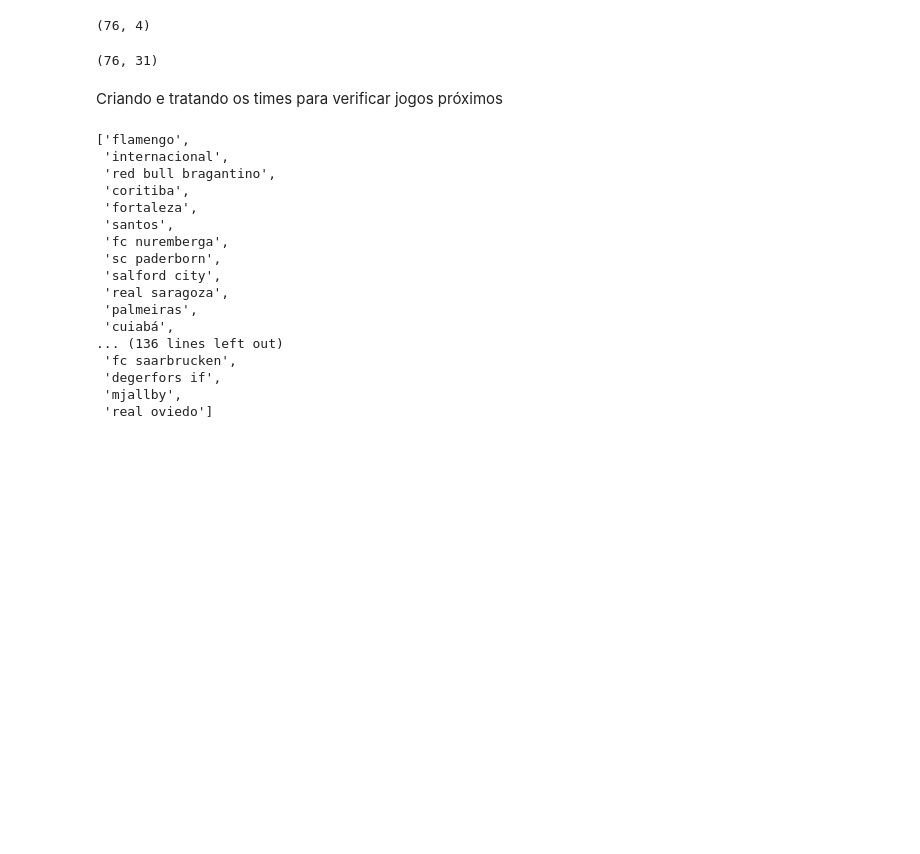
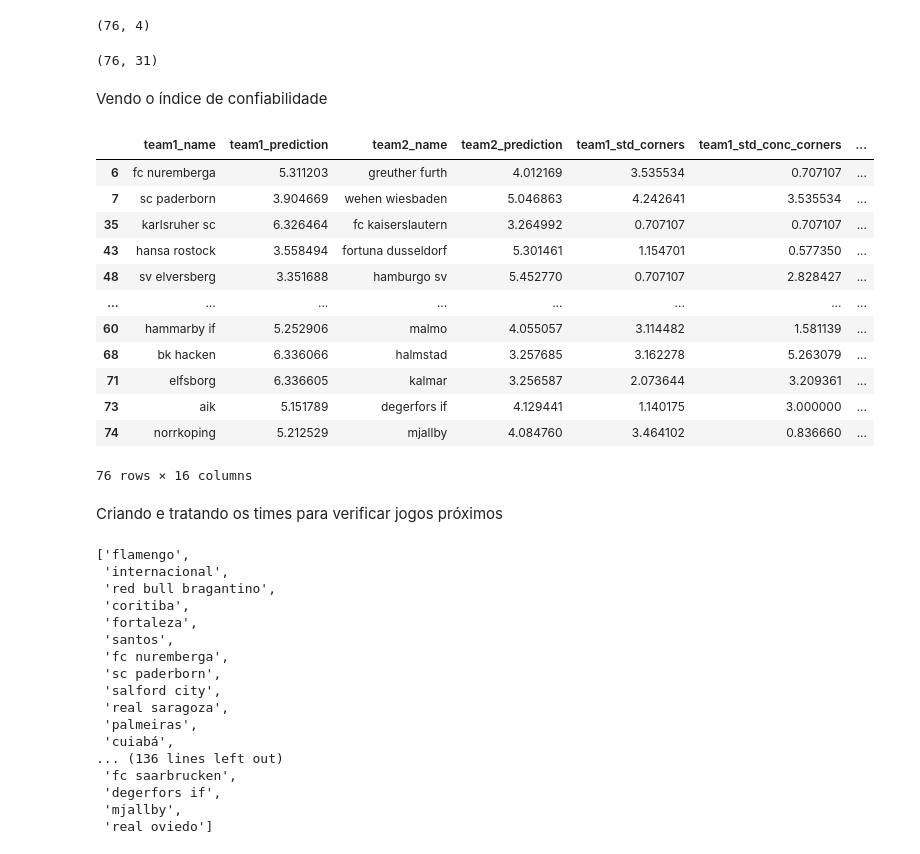
Before and after one commit to MatheusCBAndrade/Precific_NN-Poisson-v7, a Jupyter notebook: MathIAv7_NN.ipynb, the cells around one changed output. Saved outputs shown, nothing was run; the diff lists cells and outputs as text; code cells hidden in the pictures; blank space fills up the shorter version.

```diff
--- a/MathIAv7_NN.ipynb
+++ b/MathIAv7_NN.ipynb
@@ -1436,3 +1608,5 @@ odds_df.to_excel("output_corners_NNNN_AH(withoutG).xlsx", index=False)
 print(odds_df.shape)
 # %% [output]
 (76, 31)
+# %% [markdown]
+Vendo o índice de confiabilidade
@@ -1439,3 +1668,20 @@ print(odds_df.shape)
+# %%
+new_df.to_excel("confianca_df.xlsx")
+new_df
+# %% [output]
+|  | team1_name | team1_prediction | team2_name | team2_prediction | team1_std_corners | team1_std_conc_corners | ... |
+| 6 | fc nuremberga | 5.311203 | greuther furth | 4.012169 | 3.535534 | 0.707107 | ... |
+| 7 | sc paderborn | 3.904669 | wehen wiesbaden | 5.046863 | 4.242641 | 3.535534 | ... |
+| 35 | karlsruher sc | 6.326464 | fc kaiserslautern | 3.264992 | 0.707107 | 0.707107 | ... |
+| 43 | hansa rostock | 3.558494 | fortuna dusseldorf | 5.301461 | 1.154701 | 0.577350 | ... |
+| 48 | sv elversberg | 3.351688 | hamburgo sv | 5.452770 | 0.707107 | 2.828427 | ... |
+| ... | ... | ... | ... | ... | ... | ... | ... |
+| 60 | hammarby if | 5.252906 | malmo | 4.055057 | 3.114482 | 1.581139 | ... |
+| 68 | bk hacken | 6.336066 | halmstad | 3.257685 | 3.162278 | 5.263079 | ... |
+| 71 | elfsborg | 6.336605 | kalmar | 3.256587 | 2.073644 | 3.209361 | ... |
+| 73 | aik | 5.151789 | degerfors if | 4.129441 | 1.140175 | 3.000000 | ... |
+| 74 | norrkoping | 5.212529 | mjallby | 4.084760 | 3.464102 | 0.836660 | ... |
+76 rows × 16 columns
 # %% [markdown]
 Criando e tratando os times para verificar jogos próximos
 # %%
```
Also changed, not shown: parts of 32 cells of this notebook, 9 other files.
